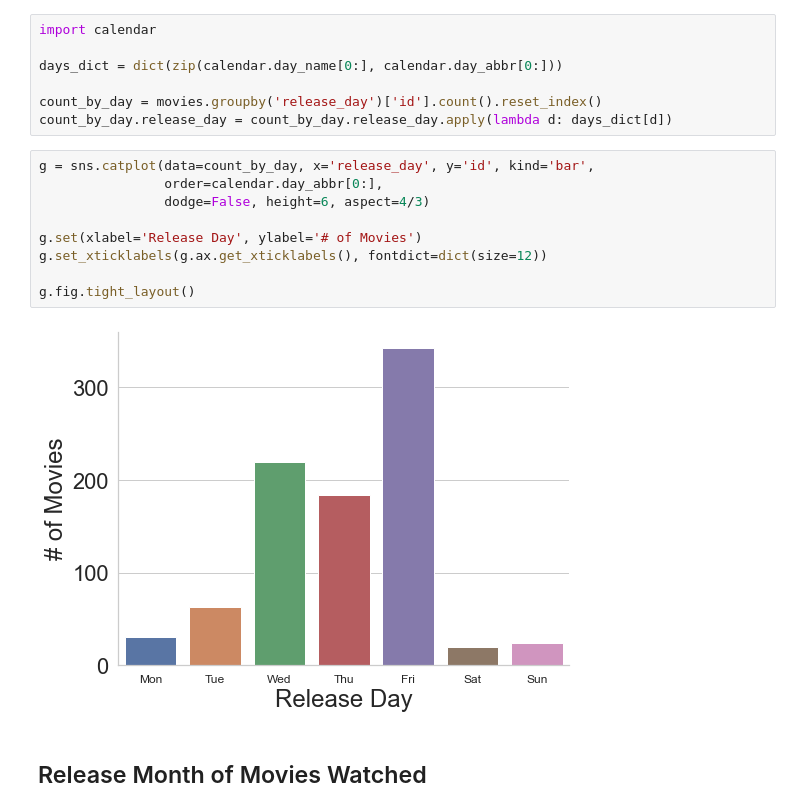
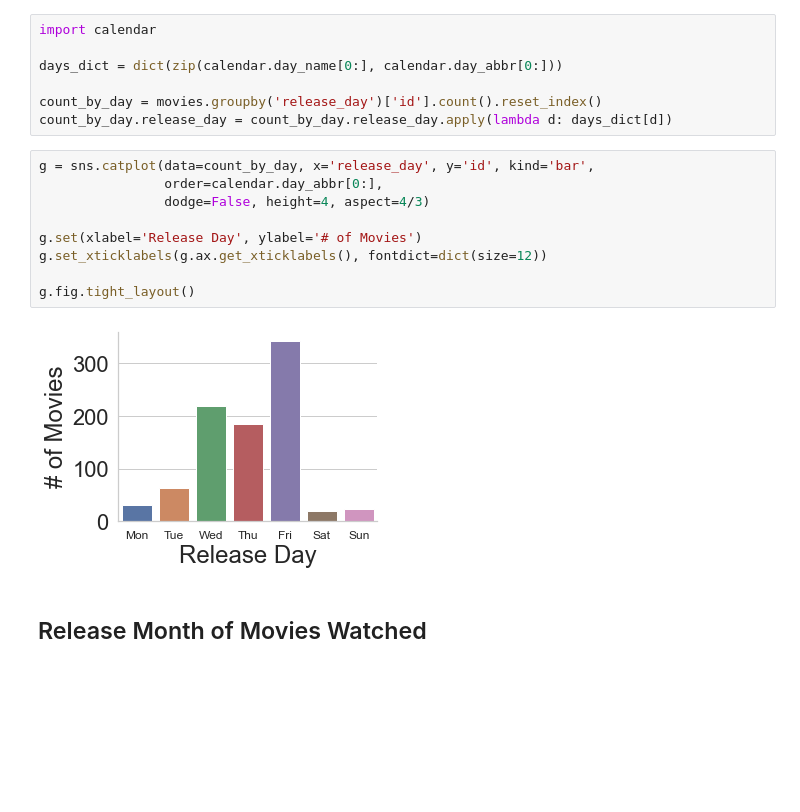
Before and after one commit to activatedgeek/plotfiles, a Jupyter notebook: _notebooks/movie_releases.ipynb, the cells around one changed output. Saved outputs shown, nothing was run; the diff lists cells and outputs as text; blank space fills up the shorter version.

```diff
--- a/_notebooks/movie_releases.ipynb
+++ b/_notebooks/movie_releases.ipynb
@@ -54,14 +54,14 @@ count_by_day.release_day = count_by_day.release_day.apply(lambda d: days_dict[d]
 # %%
 g = sns.catplot(data=count_by_day, x='release_day', y='id', kind='bar',
                 order=calendar.day_abbr[0:],
-                dodge=False, height=6, aspect=4/3)
+                dodge=False, height=4, aspect=4/3)
 
 g.set(xlabel='Release Day', ylabel='# of Movies')
 g.set_xticklabels(g.ax.get_xticklabels(), fontdict=dict(size=12))
 
 g.fig.tight_layout()
 # %% [output]
-[figure, old version]
+[figure, new version]
 # %% [markdown]
 ## Release Month of Movies Watched
 # %%
```
Also changed, not shown: parts of 2 cells of this notebook, 1 other file.
